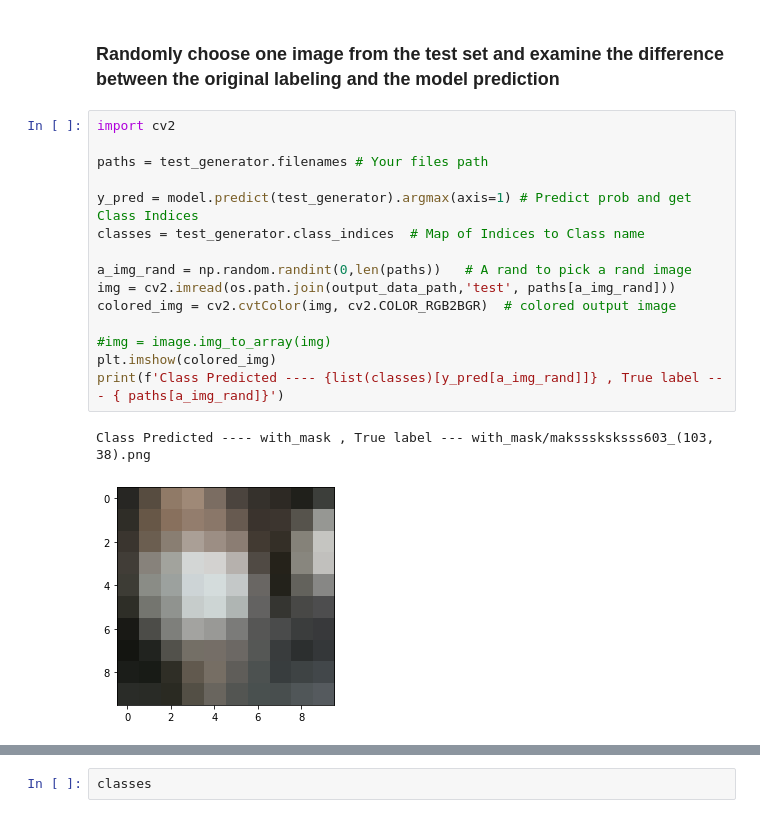
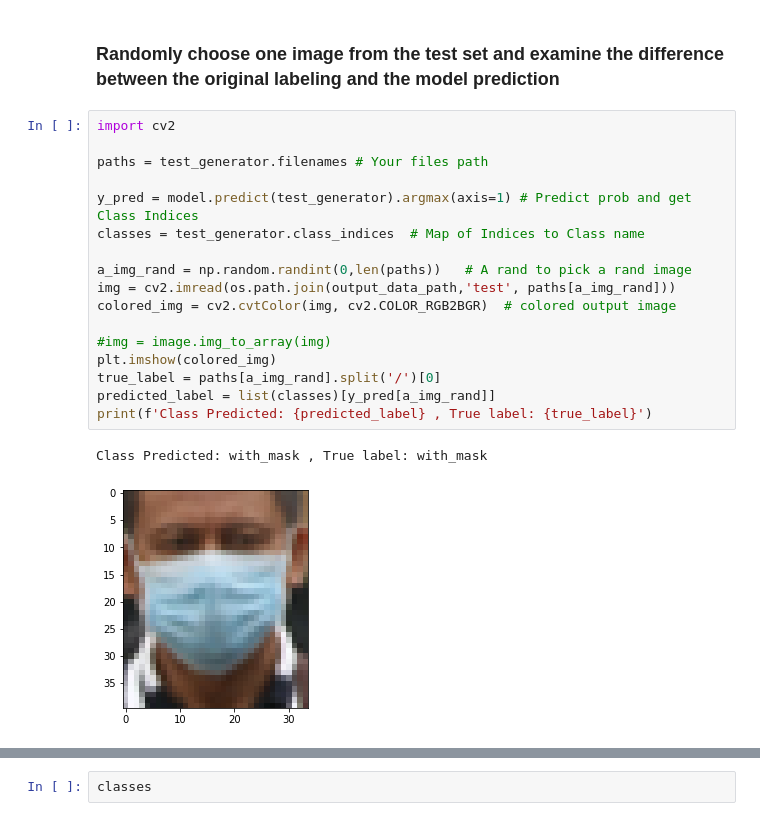
Before and after one commit to nettasav/Face-Mask-Detector, a Jupyter notebook: face-mask-detection-classsifier-using-cnn.ipynb, the cells around one changed output, grey strips where cells are left out. Cells and saved outputs as stored; diff of their text form.

Commit message:
Kaggle Notebook | Face Mask Detection Classsifier using CNN  | Version 4

```diff
--- a/face-mask-detection-classsifier-using-cnn.ipynb
+++ b/face-mask-detection-classsifier-using-cnn.ipynb
@@ -481,18 +480,20 @@ plot_loss_and_accuracy(model_history.history)
 # %%
 import cv2
 
 paths = test_generator.filenames # Your files path
 
 y_pred = model.predict(test_generator).argmax(axis=1) # Predict prob and get Class Indices
 classes = test_generator.class_indices  # Map of Indices to Class name
 
 a_img_rand = np.random.randint(0,len(paths))   # A rand to pick a rand image
 img = cv2.imread(os.path.join(output_data_path,'test', paths[a_img_rand]))
 colored_img = cv2.cvtColor(img, cv2.COLOR_RGB2BGR)  # colored output image
 
 #img = image.img_to_array(img)
 plt.imshow(colored_img)
-print(f'Class Predicted ---- {list(classes)[y_pred[a_img_rand]]} , True label --- { paths[a_img_rand]}')
+true_label = paths[a_img_rand].split('/')[0]
+predicted_label = list(classes)[y_pred[a_img_rand]]
+print(f'Class Predicted: {predicted_label} , True label: {true_label}')
 # %% [output]
-Class Predicted ---- with_mask , True label --- with_mask/maksssksksss603_(103, 38).png
+Class Predicted: with_mask , True label: with_mask
-[figure, old version]
+[figure, new version]
```
Also changed, not shown: parts of 8 cells of this notebook.
